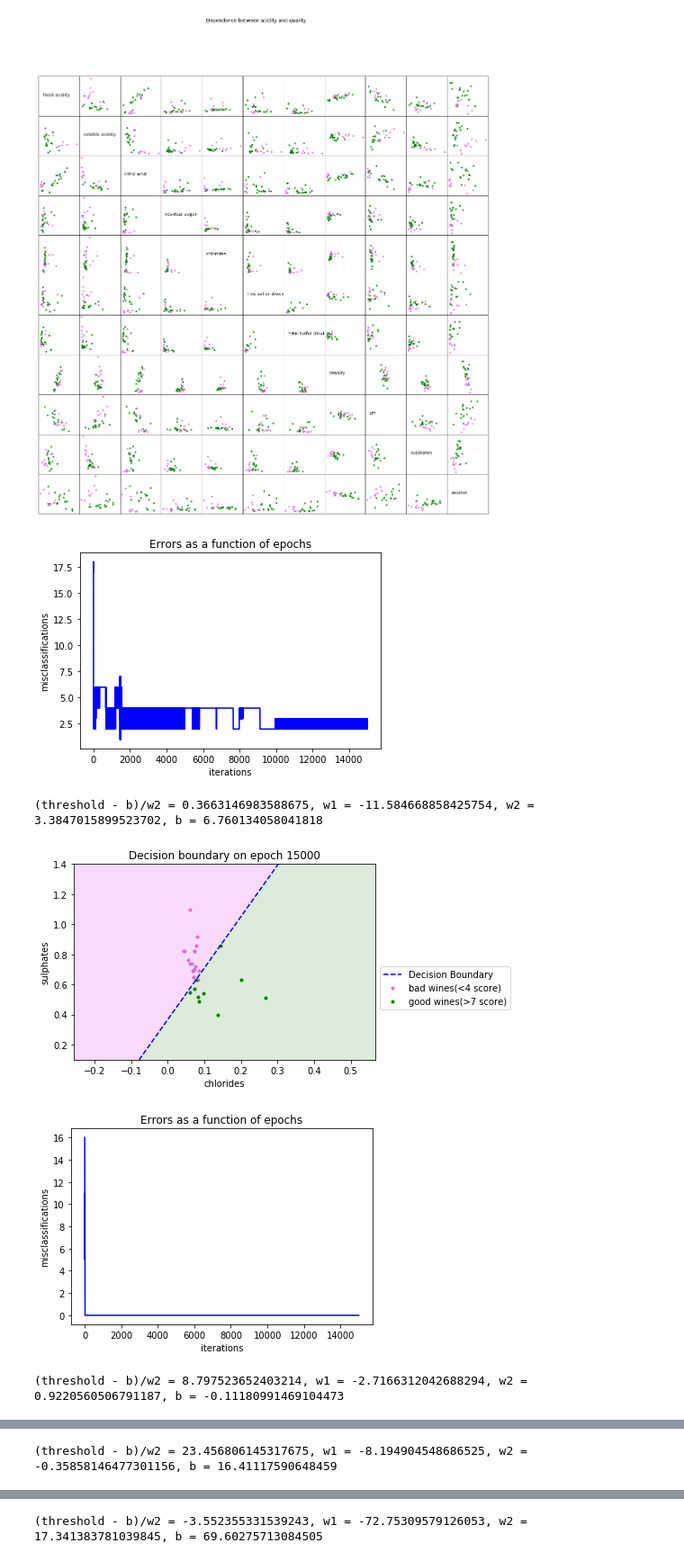
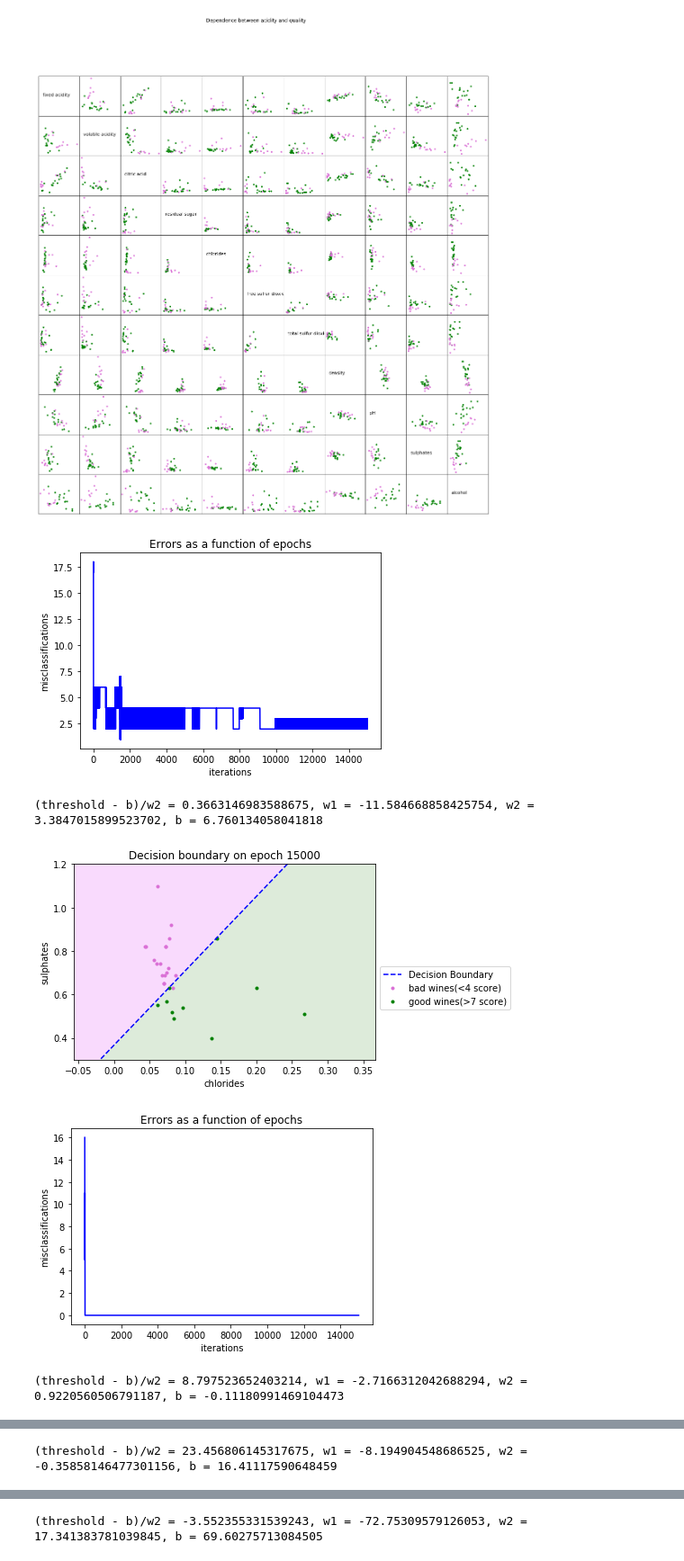
Before and after one commit to tsergien/sommelier, a Jupyter notebook: perceptron.ipynb, the cells around one changed output, grey strips where cells are left out. Shown at 90% size. Saved outputs shown, nothing was run; the diff lists cells and outputs as text; code cells hidden in the pictures.

```diff
--- a/perceptron.ipynb
+++ b/perceptron.ipynb
@@ -69,7 +63,7 @@ def dot(a: list, b: list) -> float:
 
 class Perceptron(object):
 
-    def __init__(self, threshold, learning_rate =0.01, epochs=0):
+    def __init__(self, threshold, learning_rate =0.4, epochs=0):
         self.learning_rate = learning_rate
         self.epochs = epochs
         self.res = []
@@ -81,6 +75,9 @@ class Perceptron(object):
         return sum(abs(d-y))
 
     def do_step(self, x, y, d):
+        """
+        update weights for each row once
+        """
         for row in range(len(x)):
             y[row] = int(dot(x[row], self.w) + self.bias >= self.threshold)
             for col in range(len(x[row])):
@@ -97,7 +94,7 @@ class Perceptron(object):
         d - desired output (good(1) or bad(0) wines good=(quality>threshold))
         """
         assert (len(x) == len(d)), "x should have the same amount of rows as d"
-        self.w = [random.random() for i in range(len(x[0]))] # x1w1 + x2w2 + b.
+        self.w = [random.random() for i in range(len(x[0]))] # x1w1 + x2w2 + b = threshold
         self.bias = random.random()
         y = [int(random.random() > 0.5) for _ in range(len(x))]
         self.res.append([self.current_epoch, self.error(y, d), self.w, self.bias])
@@ -137,8 +134,8 @@ def plot_performance(performance, wine_data, good_thresh, bad_thresh, factors: l
     f1 = [i for i in range(-50, 50)]
     f2 = [ (good_thresh -b - w1 * f1[j]) / w2 for j in range(len(f1))]
     plt.figure(2)
-    plt.xlim(min(wine_data[factors[0]].values)-0.3, max(wine_data[factors[0]].values)+0.3)
-    plt.ylim(min(wine_data[factors[1]].values)-0.3, max(wine_data[factors[1]].values)+0.3)
+    plt.xlim(min(wine_data[factors[0]].values)-0.1, max(wine_data[factors[0]].values)+0.1)
+    plt.ylim(min(wine_data[factors[1]].values)-0.1, max(wine_data[factors[1]].values)+0.1)
     plt.plot(f1, f2, linestyle='--', color='b', label='Decision Boundary')
 
     goods = wine_data[wine_data['quality'] >= good_thresh]
@@ -147,7 +144,6 @@ def plot_performance(performance, wine_data, good_thresh, bad_thresh, factors: l
     yg = goods[factors[1]].values
     xb = bads[factors[0]].values
     yb = bads[factors[1]].values
-
 
     # count good dots and define how to fill the field
     right_color, left_color = (0.976, 0.854, 0.992), (0.866, 0.921, 0.854)
@@ -158,40 +154,40 @@ def plot_performance(performance, wine_data, good_thresh, bad_thresh, factors: l
     if righter > len(xg) / 2:
         right_color, left_color = (0.866, 0.921, 0.854), (0.976, 0.854, 0.992)
 
 
     plt.fill_between(f1, f2, 100, facecolor=left_color)
     plt.fill_between(f1, f2, -100, facecolor=right_color)
     plt.scatter(xg, yg, marker='.', c='orchid', label=f'bad wines(<{bad_thresh+1} score)')
     plt.scatter(xb, yb, marker='.', c='green', label=f'good wines(>{good_thresh-1} score)')
     plt.title(f'Decision boundary on epoch {epoch}')
     plt.xlabel(factors[0])
     plt.ylabel(factors[1])
     plt.legend(loc='upper left', bbox_to_anchor=(1, 0.5))
     return
 
-import imageio
-def prepare_data_and_train(wine_data: pd.DataFrame, factors: list, wines_threshs: list, epochs: int):
-    learning_rate = 0.1
+def prepare_data_and_train(wine_data: pd.DataFrame, learning_rate, \
+                           factors: list, wines_threshs: list, epochs: int):
     threshold = 8
     perceptron = Perceptron(threshold, learning_rate, epochs)
     part = wine_data[wine_data.quality.isin(wines_threshs)]
     part.index = range(len(part))
     x = part[factors].values
     d = (part['quality'] >= threshold).astype(int)
     perceptron.train(x, d)
     plot_performance(perceptron.res, part, wines_threshs[1], wines_threshs[0], factors, perceptron.current_epoch)
     return
 
 
-prepare_data_and_train(red_df, ['chlorides', 'sulphates'], [3, 8], 15000)
-prepare_data_and_train(red_df, ['volatile acidity', 'alcohol'], [3, 8], 15000)
-prepare_data_and_train(red_df, ['density', 'volatile acidity'], [3, 8], 15000)
-prepare_data_and_train(red_df, ['pH', 'alcohol'], [3, 8], 0)
+prepare_data_and_train(red_df, 0.1, ['chlorides', 'sulphates'], [3, 8], 15000)
+prepare_data_and_train(red_df, 0.1, ['volatile acidity', 'alcohol'], [3, 8], 15000)
+prepare_data_and_train(red_df, 0.1, ['density', 'volatile acidity'], [3, 8], 15000)
+prepare_data_and_train(red_df, 0.1, ['pH', 'alcohol'], [3, 8], 0)
+# prepare_data_and_train(red_df, 0.1, ['pH', 'alcohol'], [4, 7], 15000)
 
 # V.2 end
 # %% [output]
 [figure]
 (threshold - b)/w2 = 0.3663146983588675, w1 = -11.584668858425754, w2 = 3.3847015899523702, b = 6.760134058041818
-[figure, old version]
+[figure, new version]
 [figure]
 (threshold - b)/w2 = 8.797523652403214, w1 = -2.7166312042688294, w2 = 0.9220560506791187, b = -0.11180991469104473
```
Also changed, not shown: parts of 3 cells of this notebook.
